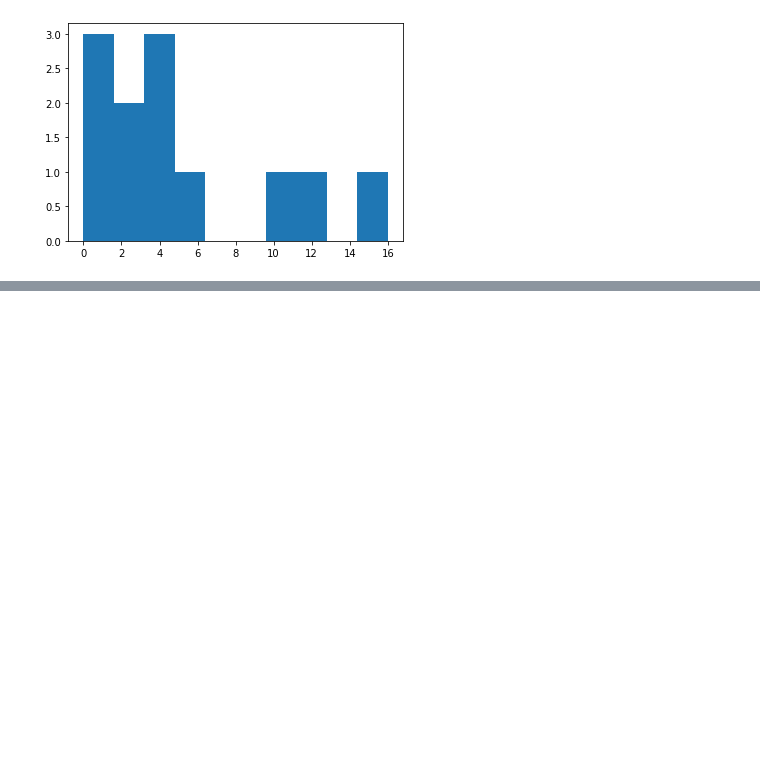
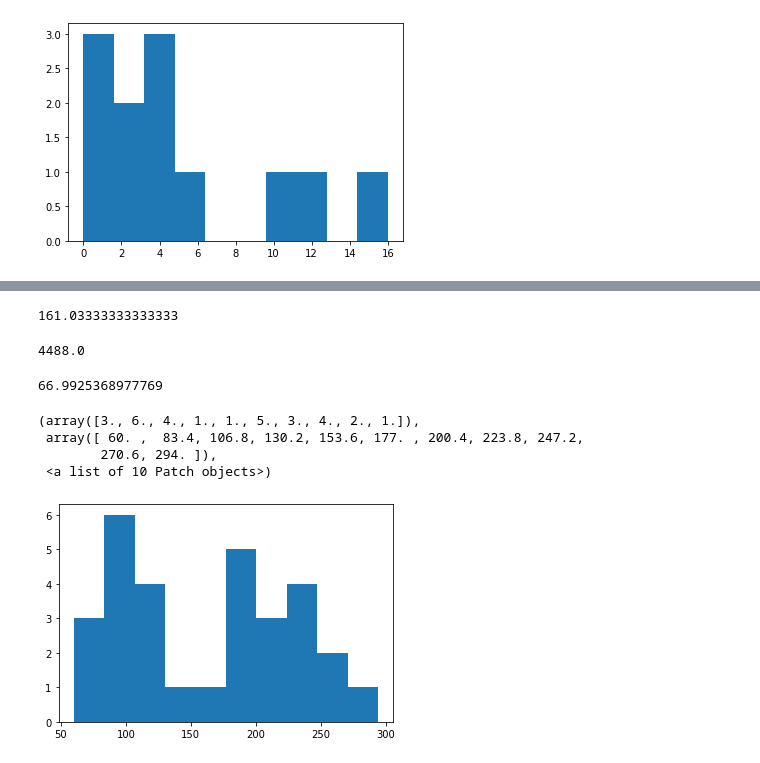
Before and after one commit to barcellfe/datascience_study, a Jupyter notebook: AulaPython_10_2020.ipynb, the cells around one changed output, grey strips where cells are left out. Drawn from its saved outputs; the diff is of its cells as text; code cells hidden in the pictures; blank space fills up the shorter version.

```diff
--- a/AulaPython_10_2020.ipynb
+++ b/AulaPython_10_2020.ipynb
@@ -261,0 +298,16 @@ plt.hist(lista4)
+# %%
+Covid19_Itapipoca = [179, 261, 213, 87, 125, 97, 113, 60, 182, 250, 145, 200, 179, 86, 294, 238, 206, 185, 228, 113, 119, 245, 87, 167, 203, 67, 230, 97, 82, 93]
+# %%
+Covid19_Itapipoca = np.array(Covid19_Itapipoca)
+# %%
+media(Covid19_Itapipoca)
+# %% [output]
+161.03333333333333
+# %%
+variancia(Covid19_Itapipoca)
+# %% [output]
+4488.0
+# %%
+desvio_padrao(Covid19_Itapipoca)
+# %% [output]
+66.9925368977769
@@ -261,0 +317,8 @@ plt.hist(lista4)
+# %%
+plt.hist(Covid19_Itapipoca)
+# %% [output]
+(array([3., 6., 4., 1., 1., 5., 3., 4., 2., 1.]),
+ array([ 60. ,  83.4, 106.8, 130.2, 153.6, 177. , 200.4, 223.8, 247.2,
+        270.6, 294. ]),
+ <a list of 10 Patch objects>)
+[figure, added]
```
Also changed, not shown: parts of 9 cells of this notebook.
